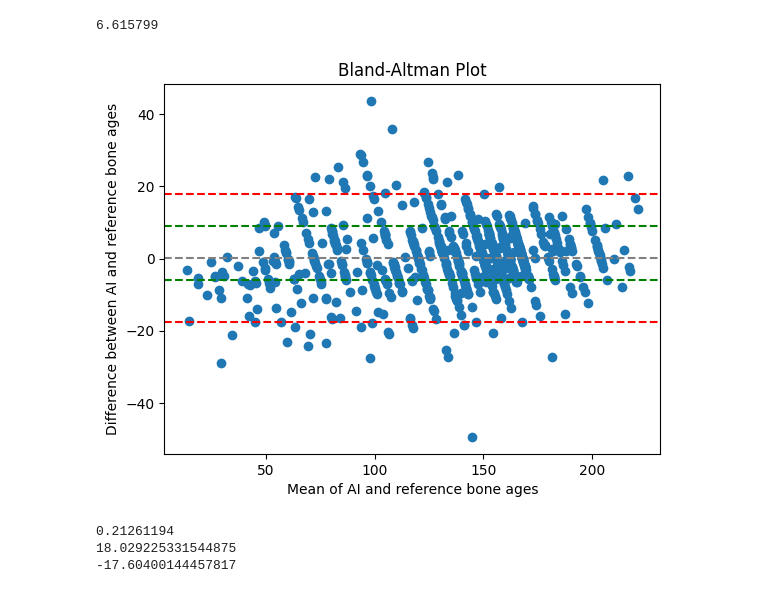
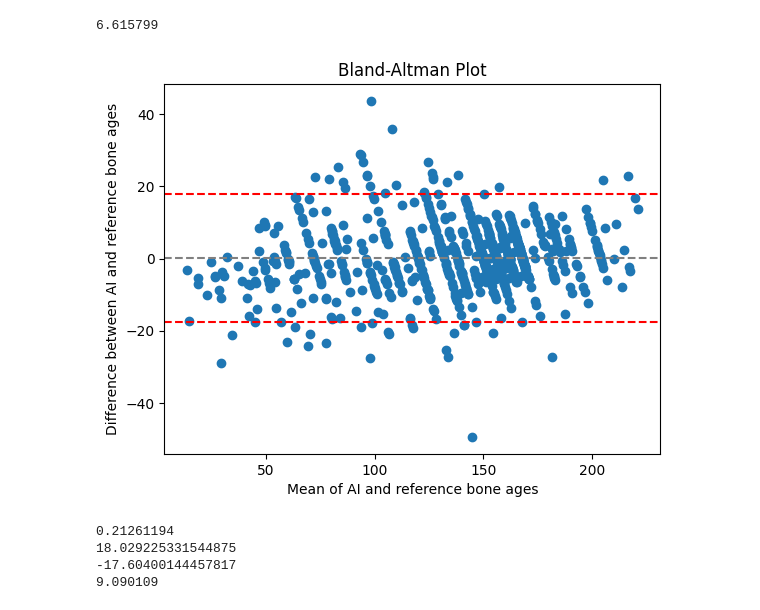
Before and after one commit to goelpranay/segmental_GP, a Jupyter notebook: fullhand_testmodel.ipynb, the cells around one changed output. Saved outputs shown, nothing was run; the diff lists cells and outputs as text; code cells hidden in the pictures.

```diff
--- a/fullhand_testmodel.ipynb
+++ b/fullhand_testmodel.ipynb
@@ -143,40 +143,42 @@ np.mean(np.abs((val_array-predictions.squeeze())))
 # %%
 measurements1 = val_array
 measurements2 = predictions.squeeze()
 
 
 # Compute the differences and means
 differences = measurements1 - measurements2
 means = (measurements1 + measurements2) / 2
 
 # Calculate the mean difference and the limits of agreement
 mean_difference = np.mean(differences)
 sd_difference = np.std(differences)
 lower_limit = mean_difference - 1.96 * sd_difference
 upper_limit = mean_difference + 1.96 * sd_difference
 
 # Plot the data and the limits of agreement
 plt.scatter(means, differences)
 plt.axhline(y=mean_difference, color='gray', linestyle='--')
 plt.axhline(y=lower_limit, color='red', linestyle='--')
 plt.axhline(y=upper_limit, color='red', linestyle='--')
-plt.axhline(y=sd_difference, color='green', linestyle='--')
-plt.axhline(y=-6, color='green', linestyle='--')
+#plt.axhline(y=sd_difference, color='green', linestyle='--')
+#plt.axhline(y=-6, color='green', linestyle='--')
 
 # Add labels and title
 plt.xlabel('Mean of AI and reference bone ages')
 plt.ylabel('Difference between AI and reference bone ages')
 plt.title('Bland-Altman Plot')
 
 # Show the plot
 plt.show()
 # %% [output]
-[figure, old version]
+[figure, new version]
-# %%
-print(mean_difference)
-print(upper_limit)
-print(lower_limit)
-# %% [output]
-0.21261194
-18.029225331544875
--17.60400144457817
+# %%
+print(mean_difference)
+print(upper_limit)
+print(lower_limit)
+print(sd_difference)
+# %% [output]
+0.21261194
+18.029225331544875
+-17.60400144457817
+9.090109
```
Also changed, not shown: 3 other files.
